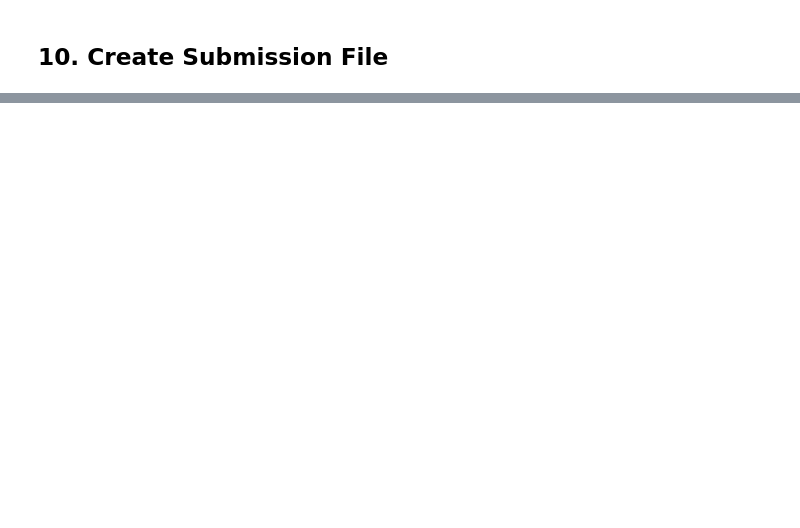
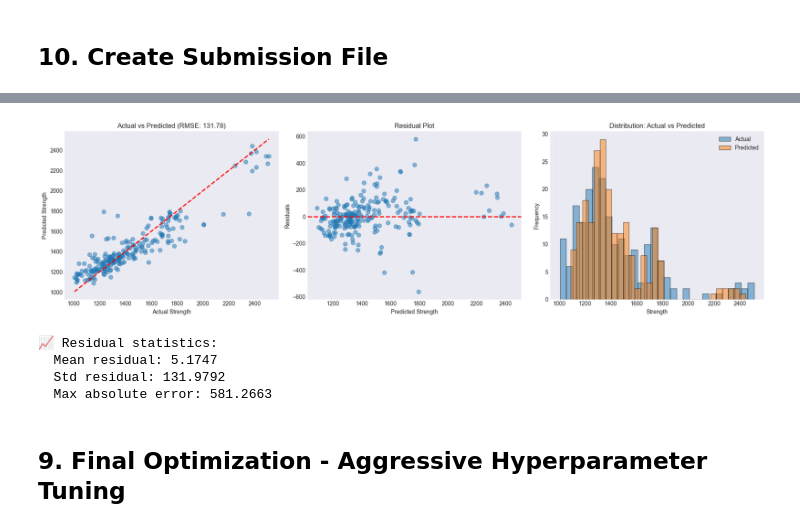
Before and after one commit to amitkumargope/Amit-s_Kaggle_competitions-_2025, a Jupyter notebook: Predicting the yield strength of steel/Predicting the yield strength of steel.ipynb, the cells around one changed output, grey strips where cells are left out. Cells and saved outputs as stored; diff of their text form; code cells hidden in the pictures; blank space fills up the shorter version.

```diff
--- a/Predicting the yield strength of steel/Predicting the yield strength of steel.ipynb
+++ b/Predicting the yield strength of steel/Predicting the yield strength of steel.ipynb
@@ -715,0 +880,20 @@ print("="*80)
+# %%
+# Recreate train/validation split with enhanced features
+X_train_enh, X_val_enh, y_train_enh, y_val_enh = train_test_split(
+    X_enhanced, y, test_size=0.2, random_state=42
+)
+
+# Scale the enhanced features
+scaler_enh = RobustScaler()
+X_train_enh_scaled = scaler_enh.fit_transform(X_train_enh)
+X_val_enh_scaled = scaler_enh.transform(X_val_enh)
+X_test_enh_scaled = scaler_enh.transform(X_test_enhanced)
+
+# Convert back to DataFrames
+X_train_enh_scaled = pd.DataFrame(X_train_enh_scaled, columns=X_train_enh.columns)
+X_val_enh_scaled = pd.DataFrame(X_val_enh_scaled, columns=X_val_enh.columns)
+X_test_enh_scaled = pd.DataFrame(X_test_enh_scaled, columns=X_test_enhanced.columns)
+
+print(f"Enhanced training set: {X_train_enh_scaled.shape}")
+print(f"Enhanced validation set: {X_val_enh_scaled.shape}")
+print("Enhanced features scaled successfully!")
@@ -715,0 +1242,45 @@ print("="*80)
+# %%
+# Visualize improvement
+fig, axes = plt.subplots(1, 3, figsize=(18, 5))
+
+# 1. Comparison of predictions
+axes[0].scatter(y, final_oof_preds, alpha=0.5, s=50)
+axes[0].plot([y.min(), y.max()], [y.min(), y.max()], 'r--', lw=2)
+axes[0].set_xlabel('Actual Strength')
+axes[0].set_ylabel('Predicted Strength')
+axes[0].set_title(f'Actual vs Predicted (RMSE: {final_oof_rmse:.2f})')
+axes[0].grid(True, alpha=0.3)
+
+# 2. Residuals plot
+residuals = y - final_oof_preds
+axes[1].scatter(final_oof_preds, residuals, alpha=0.5, s=50)
+axes[1].axhline(y=0, color='r', linestyle='--', lw=2)
+axes[1].set_xlabel('Predicted Strength')
+axes[1].set_ylabel('Residuals')
+axes[1].set_title('Residual Plot')
+axes[1].grid(True, alpha=0.3)
+
+# 3. Distribution comparison
+axes[2].hist(y, bins=30, alpha=0.5, label='Actual', edgecolor='black')
+axes[2].hist(final_oof_preds, bins=30, alpha=0.5, label='Predicted', edgecolor='black')
+axes[2].set_xlabel('Strength')
+axes[2].set_ylabel('Frequency')
+axes[2].set_title('Distribution: Actual vs Predicted')
+axes[2].legend()
+axes[2].grid(True, alpha=0.3)
+
+plt.tight_layout()
+plt.show()
+
+print(f"\n📈 Residual statistics:")
+print(f"  Mean residual: {residuals.mean():.4f}")
+print(f"  Std residual: {residuals.std():.4f}")
+print(f"  Max absolute error: {np.abs(residuals).max():.4f}")
+# %% [output]
+[figure, added]
+📈 Residual statistics:
+  Mean residual: 5.1747
+  Std residual: 131.9792
+  Max absolute error: 581.2663
+# %% [markdown]
+## 9. Final Optimization - Aggressive Hyperparameter Tuning
```
Also changed, not shown: parts of 27 cells of this notebook.
